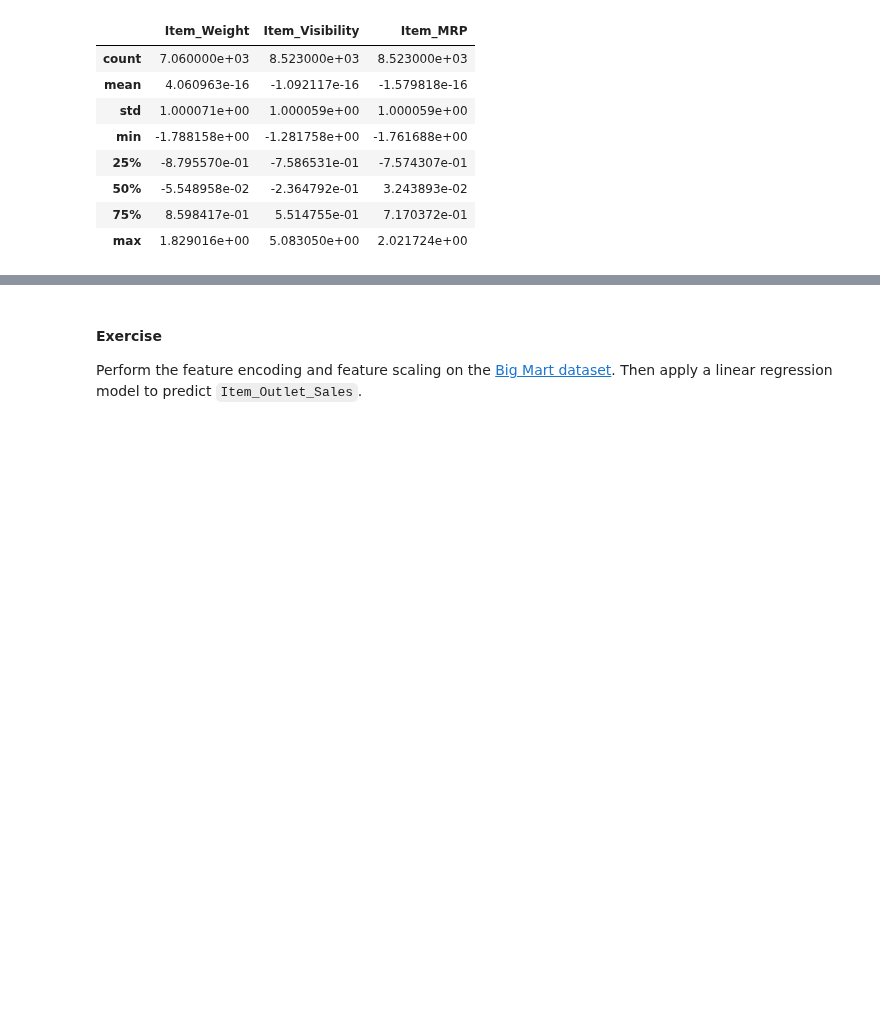
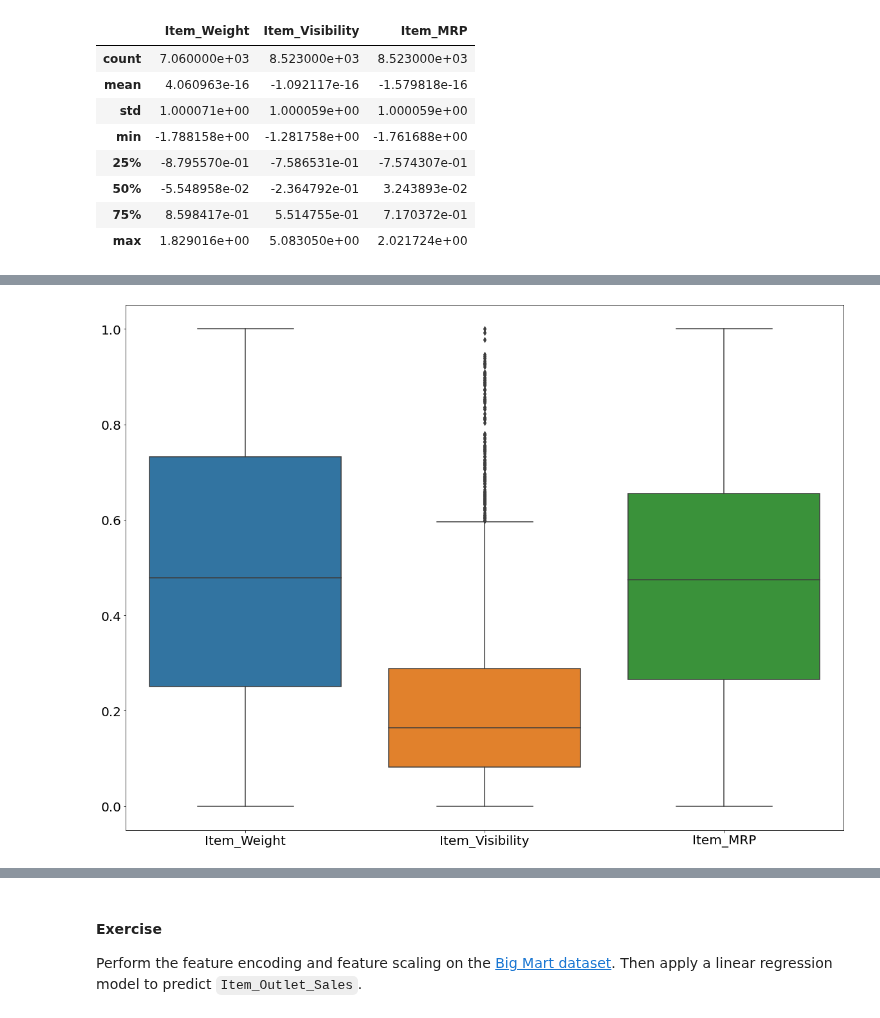
Before and after one commit to oscar-defelice/DSAcademy-lectures, a Jupyter notebook: Lectures_src/02.Data_preprocessing/02.FeatureScaling.ipynb, the cells around one changed output, grey strips where cells are left out. Saved outputs shown, nothing was run; the diff lists cells and outputs as text; code cells hidden in the pictures; blank space fills up the shorter version.

```diff
--- a/Lectures_src/02.Data_preprocessing/02.FeatureScaling.ipynb
+++ b/Lectures_src/02.Data_preprocessing/02.FeatureScaling.ipynb
@@ -363,0 +377,6 @@ The numerical features are now centred on the mean with a unit standard deviatio
+# %%
+#plot normalised
+plt.figure(figsize=(20,15))
+sns.boxplot(data=df_norm[num_cols]);
+# %% [output]
+[figure, added]
```
Also changed, not shown: parts of 3 cells of this notebook.
